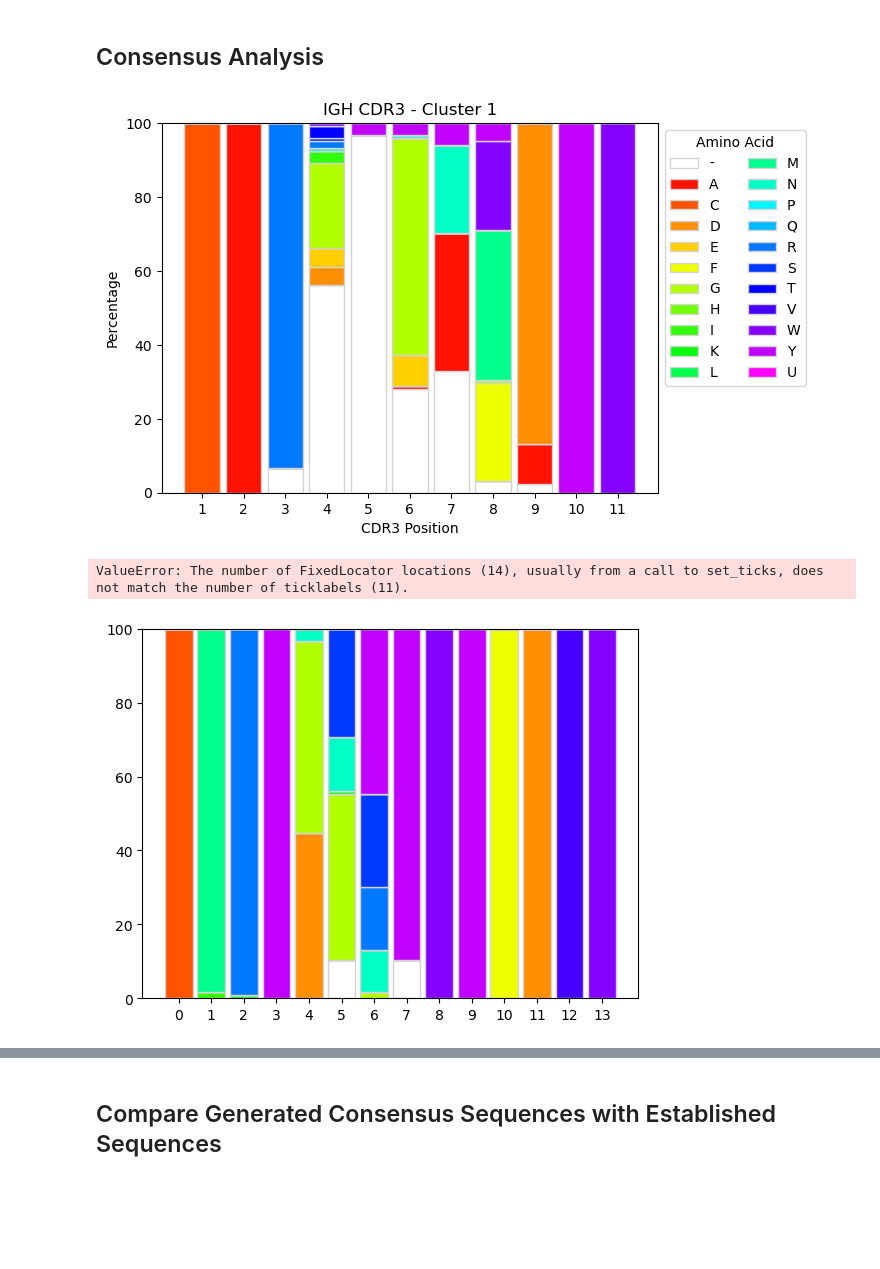
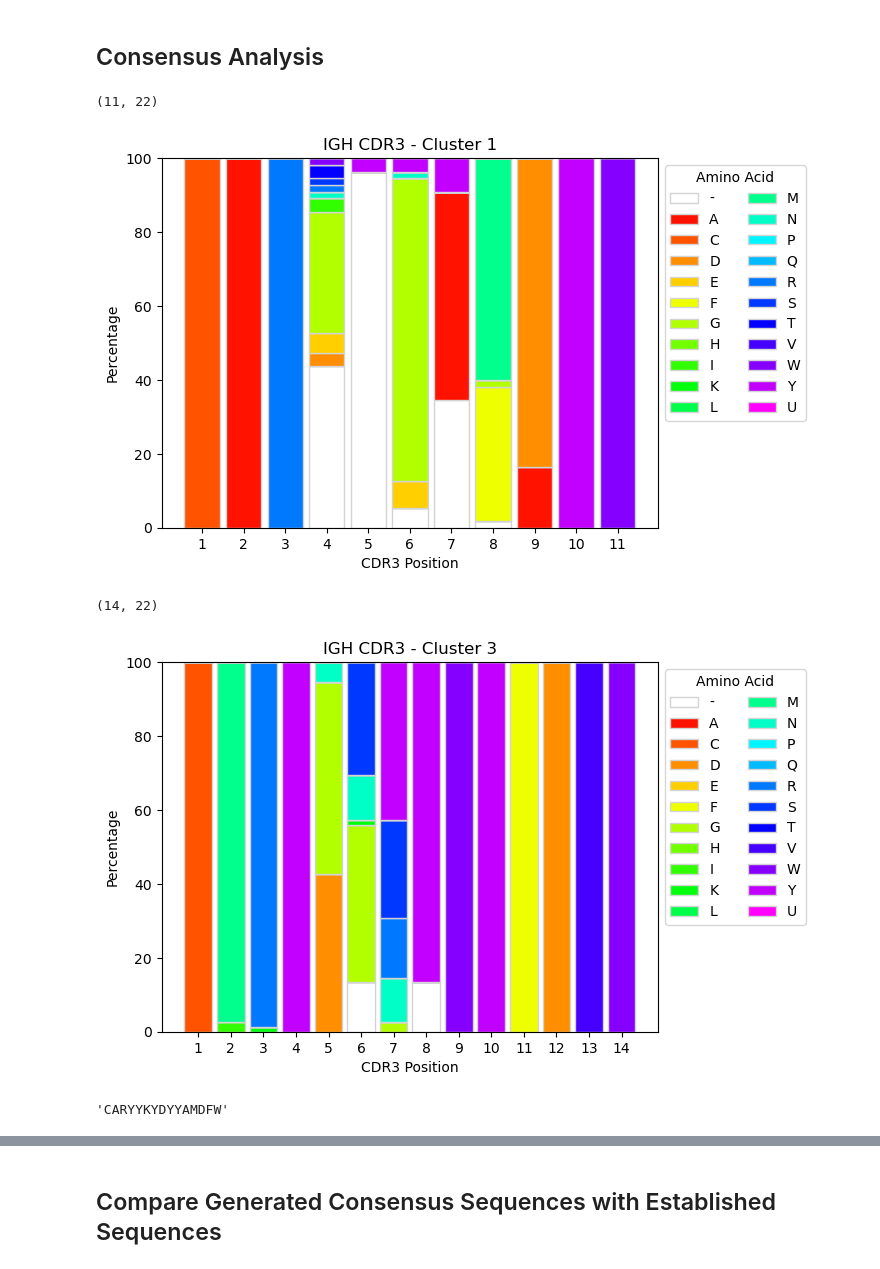
Before and after one commit to wkwong-henlix/10X_bcr_sequence_analysis, a Jupyter notebook: ILT4/set1_10062022/set1.ipynb, the cells around one changed output, grey strips where cells are left out. Saved outputs shown, nothing was run; the diff lists cells and outputs as text; code cells hidden in the pictures; blank space fills up the shorter version.

```diff
--- a/ILT4/set1_10062022/set1.ipynb
+++ b/ILT4/set1_10062022/set1.ipynb
@@ -257,7 +278,7 @@ degree_centrality['degree_centrality_norm'] = np.round(degree_centrality['degree
 degree_centrality = degree_centrality.rename(columns={"degree_centrality_norm": "Number of Edges"})
 
 # Add sequence data
-degree_centrality = pd.concat([degree_centrality, chains[['barcode', 'h_cdr3']]], axis=1)
+degree_centrality = pd.concat([degree_centrality, chains.reset_index(drop=True)], axis=1)
 
 # Label the cells in the top clusters
 def find_cluster(cell_num):
@@ -352,4 +376,7 @@ plt.axvline(0.4, color='blue', linestyle='--');
 # %%
 third_cluster = degree_centrality[degree_centrality['top_clusters'] == 3]
+third_cluster['degree_centrality_norm'] = third_cluster['Number of Edges']/third_cluster.shape[0]
+third_cluster = third_cluster.sort_values('degree_centrality_norm', ascending=False)
+
 third_cluster
 # %% [output]
@@ -442,15 +483,16 @@ def cluster_consensus_sequence(cluster_df, most_common_aa_cutoff = 75, num_possi
 
     return cluster_consensus_sequence_results, percentage_position_matrix_list
 # %%
-top_cluster_consensus, top_cluster_pp = cluster_consensus_sequence(top_cluster[top_cluster['degree_centrality_norm'] > midrange], most_common_aa_cutoff = 75, num_possible_aa = 2)
+top_cluster_consensus, top_cluster_pp = cluster_consensus_sequence(top_cluster[top_cluster['degree_centrality_norm'] > midrange], most_common_aa_cutoff = 75, num_possible_aa = 3)
 
-top_second_cluster_consensus, top_second_cluster_pp = cluster_consensus_sequence(second_cluster, most_common_aa_cutoff = 75, num_possible_aa = 2)
+top_second_cluster_consensus, top_second_cluster_pp = cluster_consensus_sequence(second_cluster, most_common_aa_cutoff = 75, num_possible_aa = 3)
 
-top_third_cluster_consensus, top_third_cluster_pp = cluster_consensus_sequence(third_cluster, most_common_aa_cutoff = 75, num_possible_aa = 2)
+top_third_cluster_consensus, top_third_cluster_pp = cluster_consensus_sequence(third_cluster, most_common_aa_cutoff = 75, num_possible_aa = 3)
 # %%
-def visualize_position_frequency_matrix_cdr3(percentage_position_matrix_list):
+def visualize_position_frequency_matrix_cdr3(percentage_position_matrix_list, title):
 
     percent_position_matrix = pd.DataFrame(percentage_position_matrix_list['h_cdr3'])
+    print(percent_position_matrix.shape)
 
     # Get the most common amino acid in each position
     aligned_sequence_most_frequent_char = percent_position_matrix.idxmax(axis="columns")
@@ -482,25 +524,30 @@ def visualize_position_frequency_matrix_cdr3(percentage_position_matrix_list):
 
     # Custom x axis
     #plt.xticks(aa_position, aligned_sequence_most_frequent_char)
-    plt.xticks(aa_position, np.arange(1, 12))
+    plt.xticks(aa_position, np.arange(1, percent_position_matrix.shape[0]+1))
     plt.xlabel("CDR3 Position")
 
     plt.ylabel("Percentage")
 
     plt.legend(loc='upper left', bbox_to_anchor=(1,1), ncol=2, title="Amino Acid")
 
-    plt.title("IGH CDR3 - Cluster 1")
+    plt.title(title)
 
     plt.show()
 # %%
-visualize_position_frequency_matrix_cdr3(top_cluster_pp)
+visualize_position_frequency_matrix_cdr3(top_cluster_pp, "IGH CDR3 - Cluster 1")
 # %% [output]
+(11, 22)
-[figure, old version]
+[figure, new version]
 # %%
-visualize_position_frequency_matrix_cdr3(top_second_cluster_pp)
+visualize_position_frequency_matrix_cdr3(top_third_cluster_pp, "IGH CDR3 - Cluster 3")
 # %% [output]
-ValueError: The number of FixedLocator locations (14), usually from a call to set_ticks, does not match the number of ticklabels (11).
+(14, 22)
-[figure, old version]
+[figure, new version]
+# %%
+"".join(top_second_cluster_consensus['h_cdr3'][0])
+# %% [output]
+'CARYYKYDYYAMDFW'
 # %%
 consensus_sequence_label = []
 consensus_cluster_label = []
```
Also changed, not shown: parts of 41 cells of this notebook, 1 other file.
